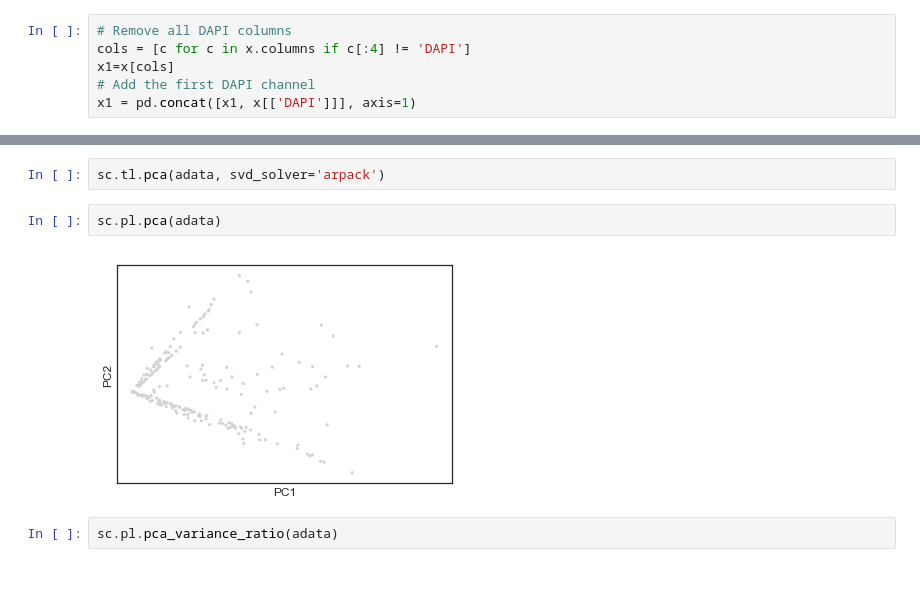
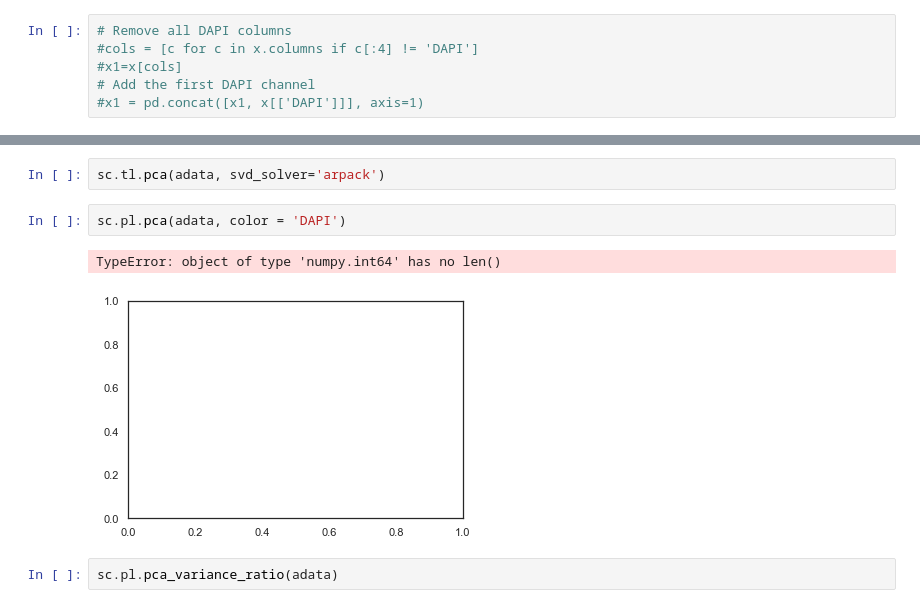
Before and after one commit to ajitjohnson/Jupyter-Notebooks, a Jupyter notebook: TMA_playbook.ipynb, the cells around one changed output, grey strips where cells are left out. Drawn from its saved outputs; the diff is of its cells as text; blank space fills up the shorter version.

```diff
--- a/TMA_playbook.ipynb
+++ b/TMA_playbook.ipynb
@@ -35,9 +35,9 @@ x.head()
 # %%
 # Remove all DAPI columns
-cols = [c for c in x.columns if c[:4] != 'DAPI']
-x1=x[cols]
+#cols = [c for c in x.columns if c[:4] != 'DAPI']
+#x1=x[cols]
 # Add the first DAPI channel
-x1 = pd.concat([x1, x[['DAPI']]], axis=1)
+#x1 = pd.concat([x1, x[['DAPI']]], axis=1)
 # %%
 # Convert to AnnData
 file_url = 'https://raw.githubusercontent.com/ajitjohnson/Jupyter-Notebooks/master/py_scripts/mi_pp_anndata.py'
@@ -122,9 +124,10 @@ sc.pl.scatter(adata, x='n_counts', y='n_genes')
 # %%
 sc.tl.pca(adata, svd_solver='arpack')
 # %%
-sc.pl.pca(adata)
+sc.pl.pca(adata, color = 'DAPI')
 # %% [output]
+TypeError: object of type 'numpy.int64' has no len()
-[figure, old version]
+[figure, new version]
 # %%
 sc.pl.pca_variance_ratio(adata)
 # %% [output]
```
Also changed, not shown: parts of 8 cells of this notebook, 1 other file.
